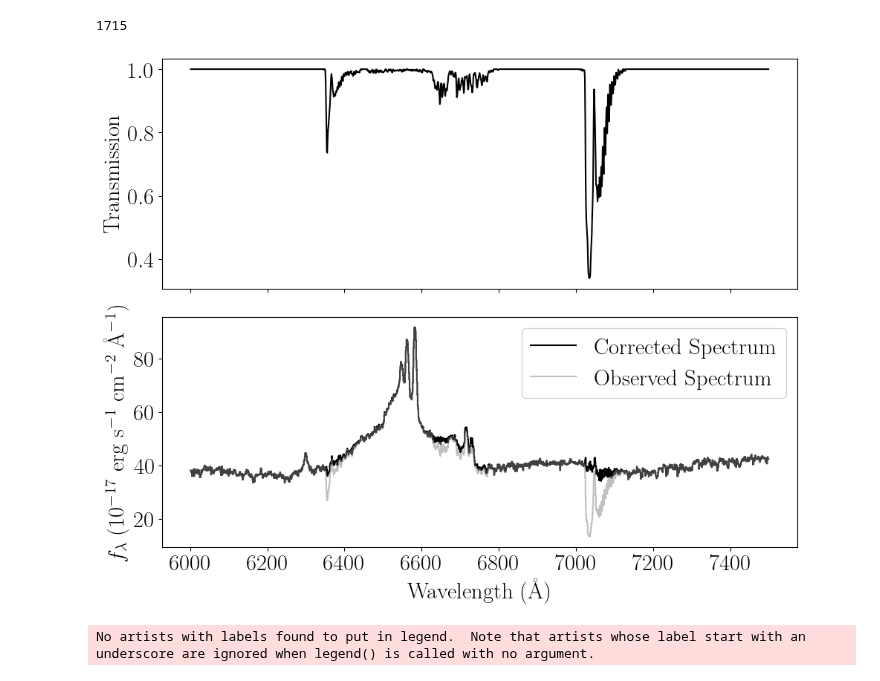
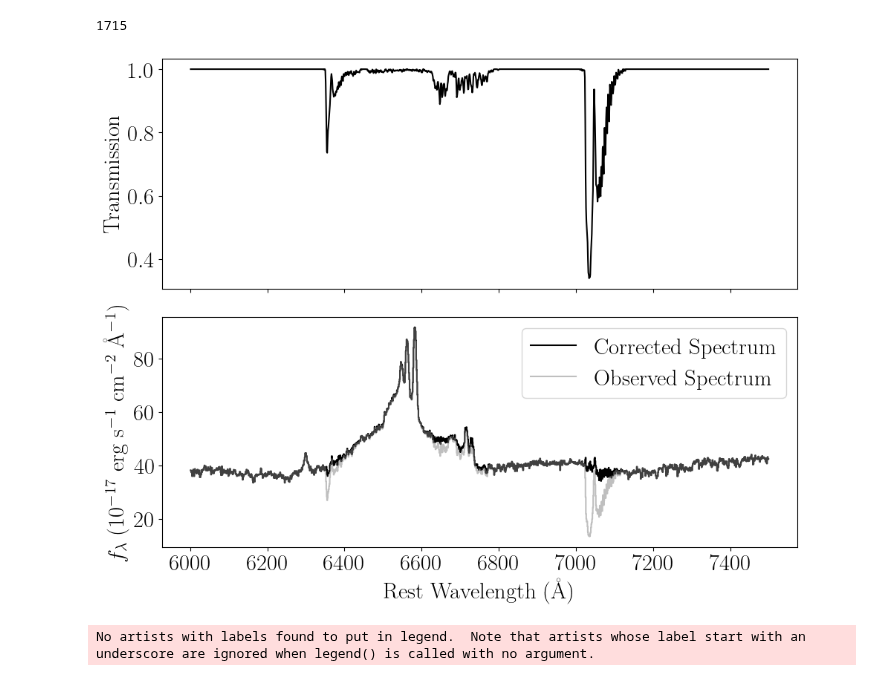
Before and after one commit to seratsaad/ticktock, a Jupyter notebook: Spectral Decomposition - Optical - Halpha.ipynb, the cells around one changed output. Drawn from its saved outputs; the diff is of its cells as text; code cells hidden in the pictures.

```diff
--- a/Spectral Decomposition - Optical - Halpha.ipynb
+++ b/Spectral Decomposition - Optical - Halpha.ipynb
@@ -241,35 +241,35 @@ axs[0].plot(wavelength, standard_flux, color='black')
 #axs[1].axvline(x=7130, color='b', linestyle='--', linewidth=1)
 #axs[1].set_title('Standard Flux vs. Wavelength')
 #axs[0].set_xlabel('Wavelength ($\AA$)')
 axs[0].set_ylabel('Transmission')
 
 
 # Source Flux
 
 
 axs[1].plot(wavelength, source_flux/standard_flux, color='black', label='Corrected Spectrum', drawstyle='steps-mid')
 axs[1].plot(wavelength, source_flux, color='grey', label='Observed Spectrum', drawstyle='steps-mid', alpha=0.5)
 
 
 #axs[0].axvline(x=6370, color='b', linestyle='--', linewidth=1, label="OI")
 #axs[0].axvline(x=6303, color='b', linestyle='--', linewidth=1, label="OI")
 #axs[0].set_title('Source Flux vs. Wavelength')
-axs[1].set_xlabel('Wavelength (\AA)')
+axs[1].set_xlabel('Rest Wavelength (\AA)')
 axs[1].set_ylabel("$f_{\lambda}$ (10$^{-17}$ erg s$^{-1}$ cm$^{-2}$ \AA$^{-1}$)")
 axs[1].legend()
 
 
 # Corrected Source Flux
 #axs[2].plot(wavelength, source_flux / standard_flux, color='green')
 #axs[2].set_title('Corrected Source Flux vs. Wavelength')
 #axs[2].set_xlabel('Wavelength (nm)')
 #axs[2].set_ylabel('flux')
 
 plt.tight_layout()
 plt.savefig("spectrum_correction.pdf", format='pdf', dpi=300)
 plt.show()
 # %% [output]
-[figure, old version]
+[figure, new version]
 # %%
 corrected_flux = source_flux / standard_flux
 corrected_wl = bin_centers
```
Also changed, not shown: 1 other file.
